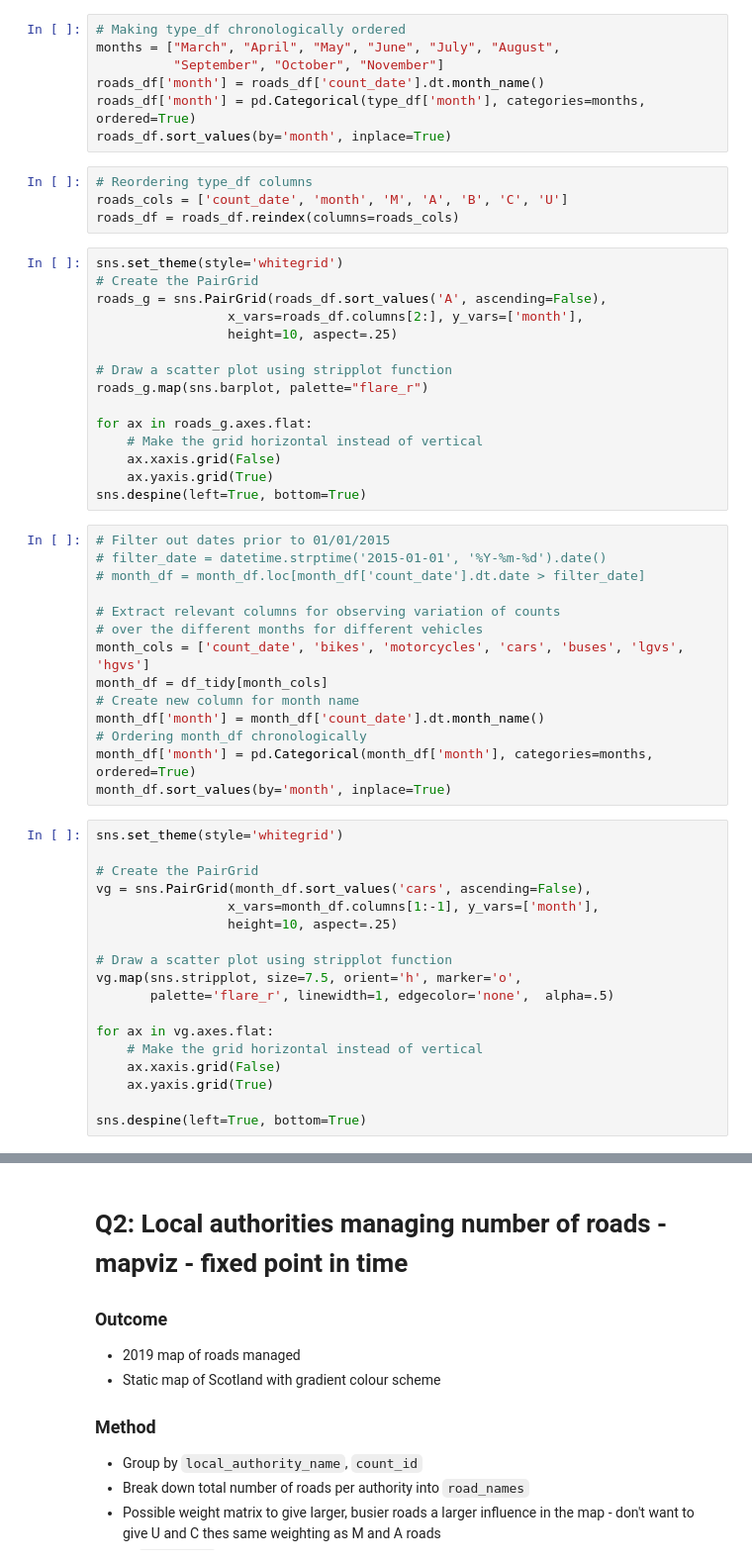
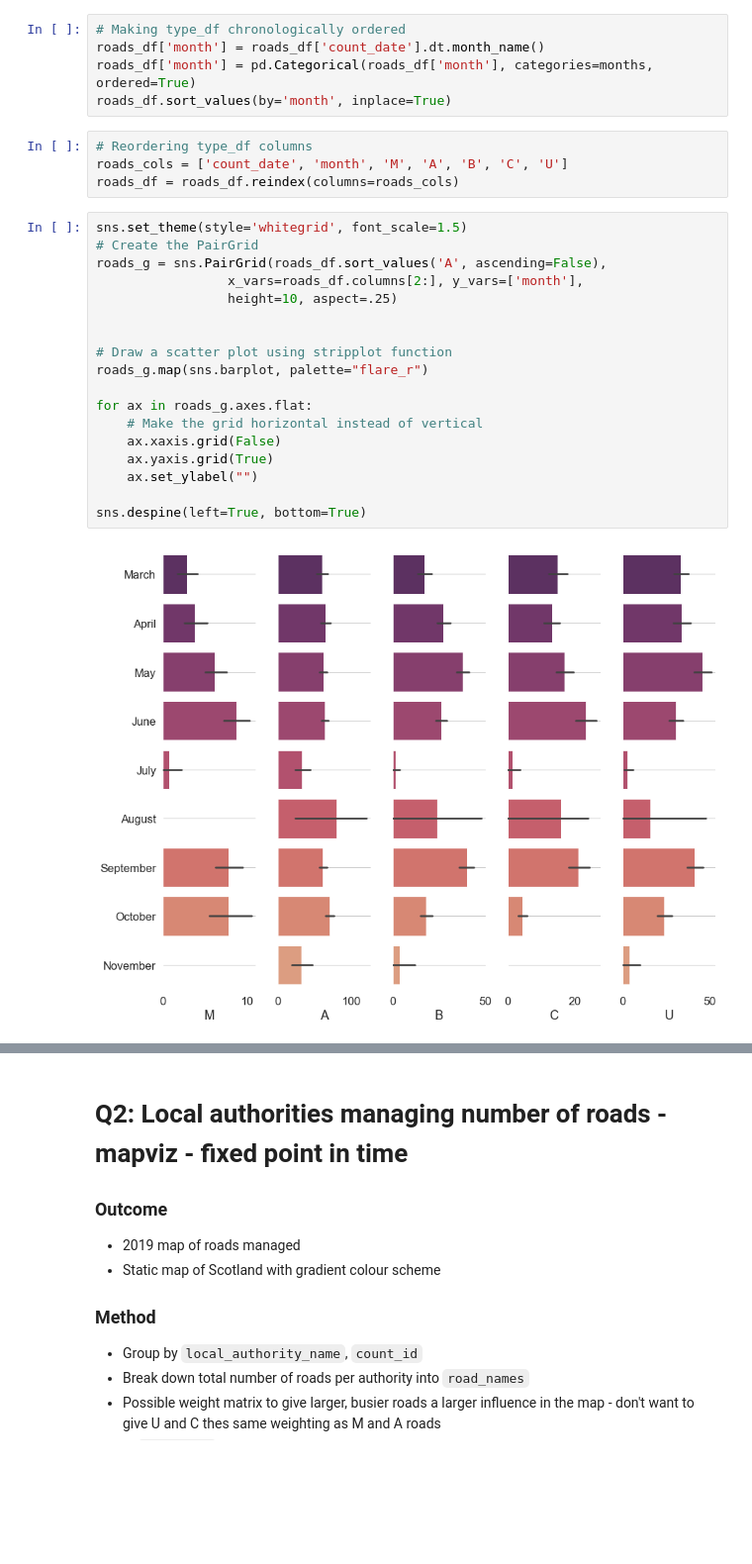
Before and after one commit to c-abbott/scottish-transport-analysis, a Jupyter notebook: project-2-report.ipynb, the cells around one changed output, grey strips where cells are left out. Shown at 99% size. Saved outputs shown, nothing was run; the diff lists cells and outputs as text; blank space fills up the shorter version.

```diff
--- a/project-2-report.ipynb
+++ b/project-2-report.ipynb
@@ -284,58 +304,29 @@ roads_df.reset_index(level=0, inplace=True) # Resetting index
 # %%
 # Making type_df chronologically ordered
-months = ["March", "April", "May", "June", "July", "August",
-          "September", "October", "November"]
 roads_df['month'] = roads_df['count_date'].dt.month_name()
-roads_df['month'] = pd.Categorical(type_df['month'], categories=months, ordered=True)
+roads_df['month'] = pd.Categorical(roads_df['month'], categories=months, ordered=True)
 roads_df.sort_values(by='month', inplace=True)
 # %%
 # Reordering type_df columns
 roads_cols = ['count_date', 'month', 'M', 'A', 'B', 'C', 'U']
 roads_df = roads_df.reindex(columns=roads_cols)
 # %%
-sns.set_theme(style='whitegrid')
+sns.set_theme(style='whitegrid', font_scale=1.5)
 # Create the PairGrid
 roads_g = sns.PairGrid(roads_df.sort_values('A', ascending=False),
                  x_vars=roads_df.columns[2:], y_vars=['month'],
                  height=10, aspect=.25)
+
 
 # Draw a scatter plot using stripplot function
 roads_g.map(sns.barplot, palette="flare_r")
 
 for ax in roads_g.axes.flat:
     # Make the grid horizontal instead of vertical
     ax.xaxis.grid(False)
     ax.yaxis.grid(True)
+    ax.set_ylabel("")
+
 sns.despine(left=True, bottom=True)
+# %% [output]
+[figure, added]
-# %%
-# Filter out dates prior to 01/01/2015
-# filter_date = datetime.strptime('2015-01-01', '%Y-%m-%d').date()
-# month_df = month_df.loc[month_df['count_date'].dt.date > filter_date]
-
-# Extract relevant columns for observing variation of counts
-# over the different months for different vehicles
-month_cols = ['count_date', 'bikes', 'motorcycles', 'cars', 'buses', 'lgvs', 'hgvs']
-month_df = df_tidy[month_cols]
-# Create new column for month name
-month_df['month'] = month_df['count_date'].dt.month_name()
-# Ordering month_df chronologically
-month_df['month'] = pd.Categorical(month_df['month'], categories=months, ordered=True)
-month_df.sort_values(by='month', inplace=True)
-# %%
-sns.set_theme(style='whitegrid')
-
-# Create the PairGrid
-vg = sns.PairGrid(month_df.sort_values('cars', ascending=False),
-                 x_vars=month_df.columns[1:-1], y_vars=['month'],
-                 height=10, aspect=.25)
-
-# Draw a scatter plot using stripplot function
-vg.map(sns.stripplot, size=7.5, orient='h', marker='o',
-       palette='flare_r', linewidth=1, edgecolor='none',  alpha=.5)
-
-for ax in vg.axes.flat:
-    # Make the grid horizontal instead of vertical
-    ax.xaxis.grid(False)
-    ax.yaxis.grid(True)
-
-sns.despine(left=True, bottom=True)
```
Also changed, not shown: parts of 13 cells of this notebook.
